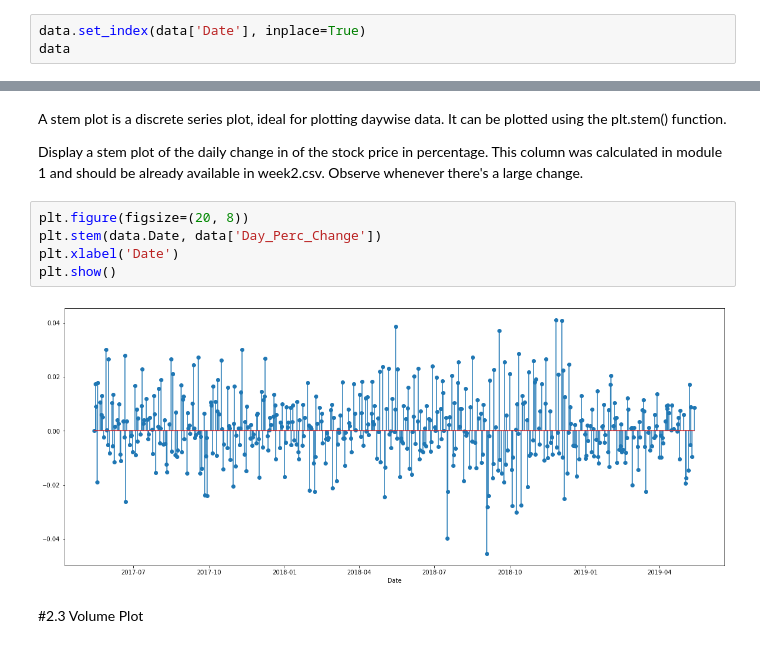
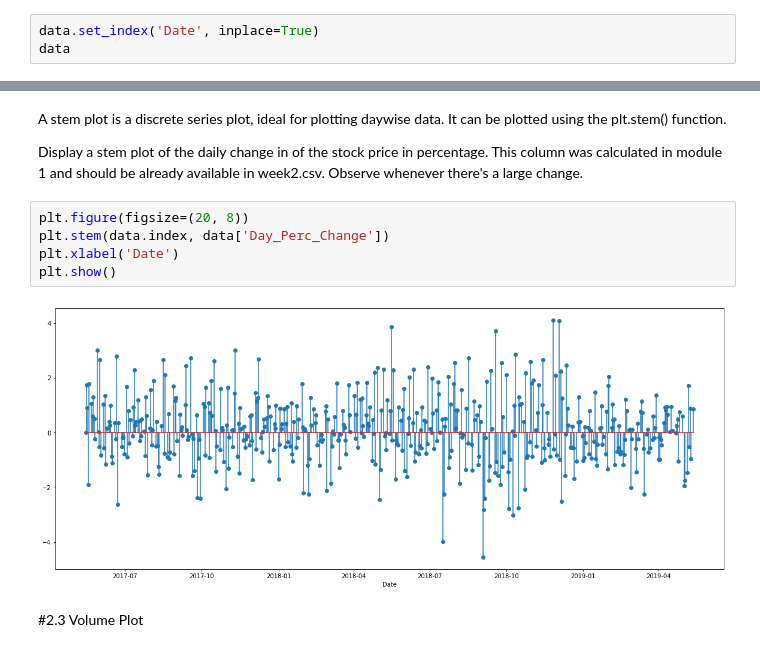
Before and after one commit to rishi-29-02/Basics-of-Financial-Market, a Jupyter notebook: Module_2.ipynb, the cells around one changed output, grey strips where cells are left out. Drawn from its saved outputs; the diff is of its cells as text.

```diff
--- a/Module_2.ipynb
+++ b/Module_2.ipynb
@@ -65,6 +67,6 @@ data.Date.dtype
 # %% [output]
 dtype('<M8[ns]')
 # %%
-data.set_index(data['Date'], inplace=True)
+data.set_index('Date', inplace=True)
 data
 # %% [output]
@@ -222,11 +224,11 @@ A stem plot is a discrete series plot, ideal for plotting daywise data. It can b
 Display a stem plot of the daily change in of the stock price in percentage. This column was calculated in module 1 and should be already available in week2.csv. Observe whenever there's a large change.
 # %%
 plt.figure(figsize=(20, 8))
-plt.stem(data.Date, data['Day_Perc_Change'])
+plt.stem(data.index, data['Day_Perc_Change'])
 plt.xlabel('Date')
 plt.show()
 # %% [output]
-[figure, old version]
+[figure, new version]
 # %% [markdown]
 #2.3 Volume Plot
 # %% [markdown]
```
Also changed, not shown: parts of 18 cells of this notebook.
